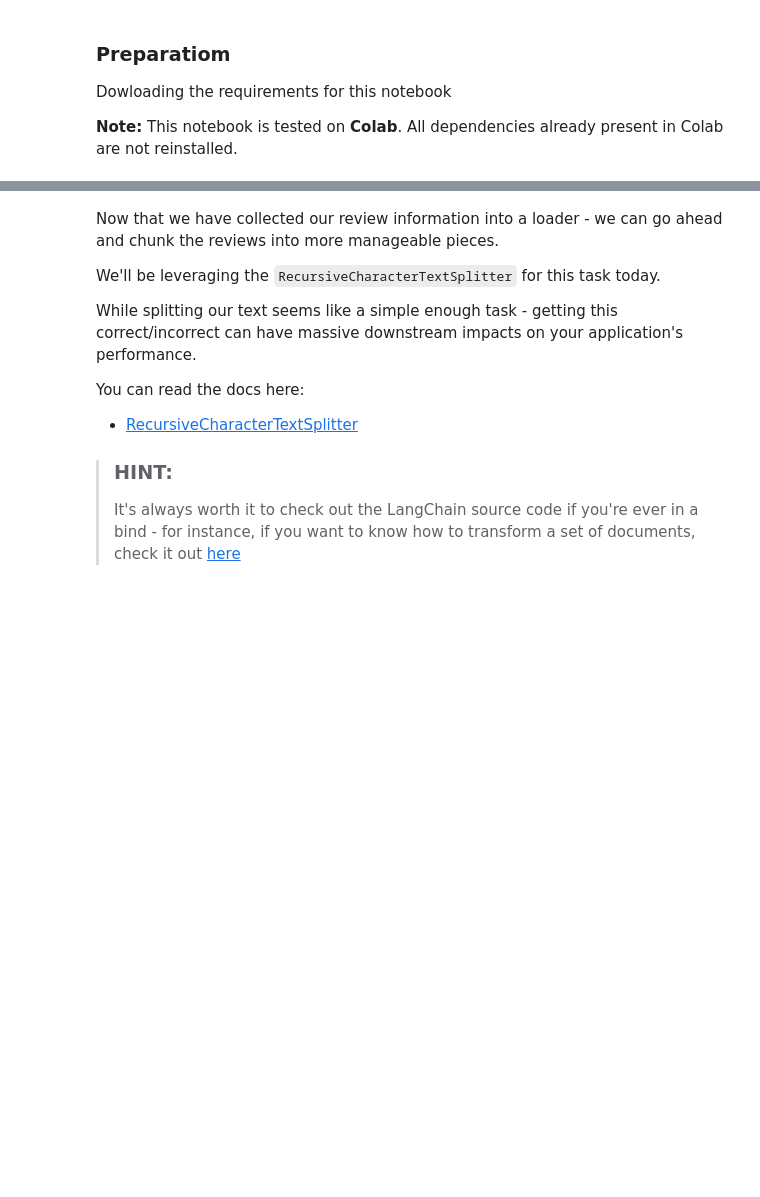
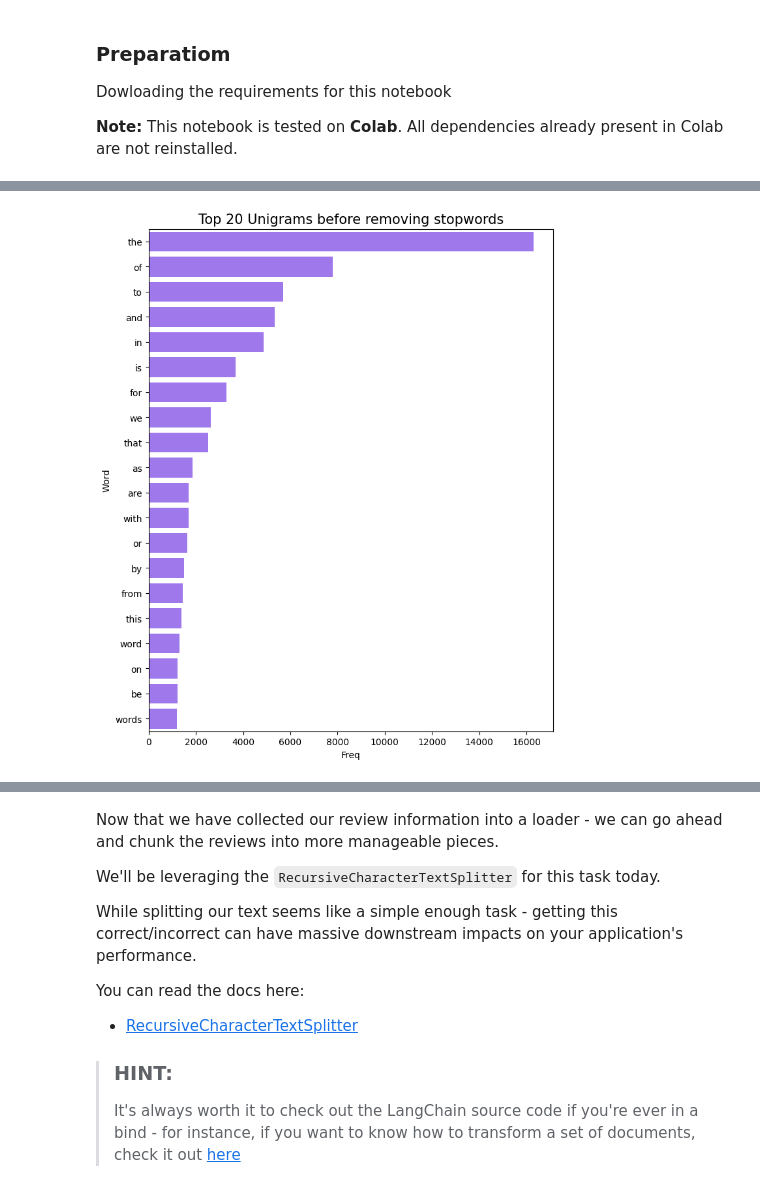
Before and after one commit to Umbomatumbo/Bachelor-Thesis, a Jupyter notebook: RAGnlp.ipynb, the cells around one changed output, grey strips where cells are left out. Drawn from its saved outputs; the diff is of its cells as text; code cells hidden in the pictures; blank space fills up the shorter version.

```diff
--- a/RAGnlp.ipynb
+++ b/RAGnlp.ipynb
@@ -196,0 +269,38 @@ page_content='Centering embodies a particular theory of how entity mentioning le
+# %%
+def get_top_ngrams(corpus, ngram_range, stop_words=None, n=None):
+    vec = CountVectorizer(stop_words=stop_words, ngram_range=ngram_range).fit(corpus)
+    bag_of_words = vec.transform(corpus)
+
+    sum_words = bag_of_words.sum(axis=0)
+
+    words_freq = [(word, sum_words[0, idx]) for word, idx in vec.vocabulary_.items()]
+    words_freq = sorted(words_freq, key=lambda x: x[1], reverse=True)
+
+    common_words = words_freq[:n]
+    words = []
+    freqs = []
+    for word, freq in common_words:
+        words.append(word)
+        freqs.append(freq)
+
+    df = pd.DataFrame({'Word': words, 'Freq': freqs})
+    return df
+# %%
+stop_words = None
+n = 20
+
+# Convert to a list of tokens
+tokens = markdown.split()
+unigrams = get_top_ngrams(tokens, (1, 1), stop_words, n)
+bigrams = get_top_ngrams(tokens, (2, 2), stop_words, n)
+trigrams = get_top_ngrams(tokens, (3, 3), stop_words, n)
+# %%
+import seaborn as sns
+plt.figure(figsize=(8, 10))
+colors = ['#9966ff', '#3399ff', '#00ff00', '#ff6600']
+
+sns.barplot(x='Freq', y='Word', color=colors[0], data=unigrams)
+plt.title('Top 20 Unigrams before removing stopwords', size=15)
+plt.show()
+# %% [output]
+[figure, added]
```
Also changed, not shown: parts of 30 cells of this notebook.
